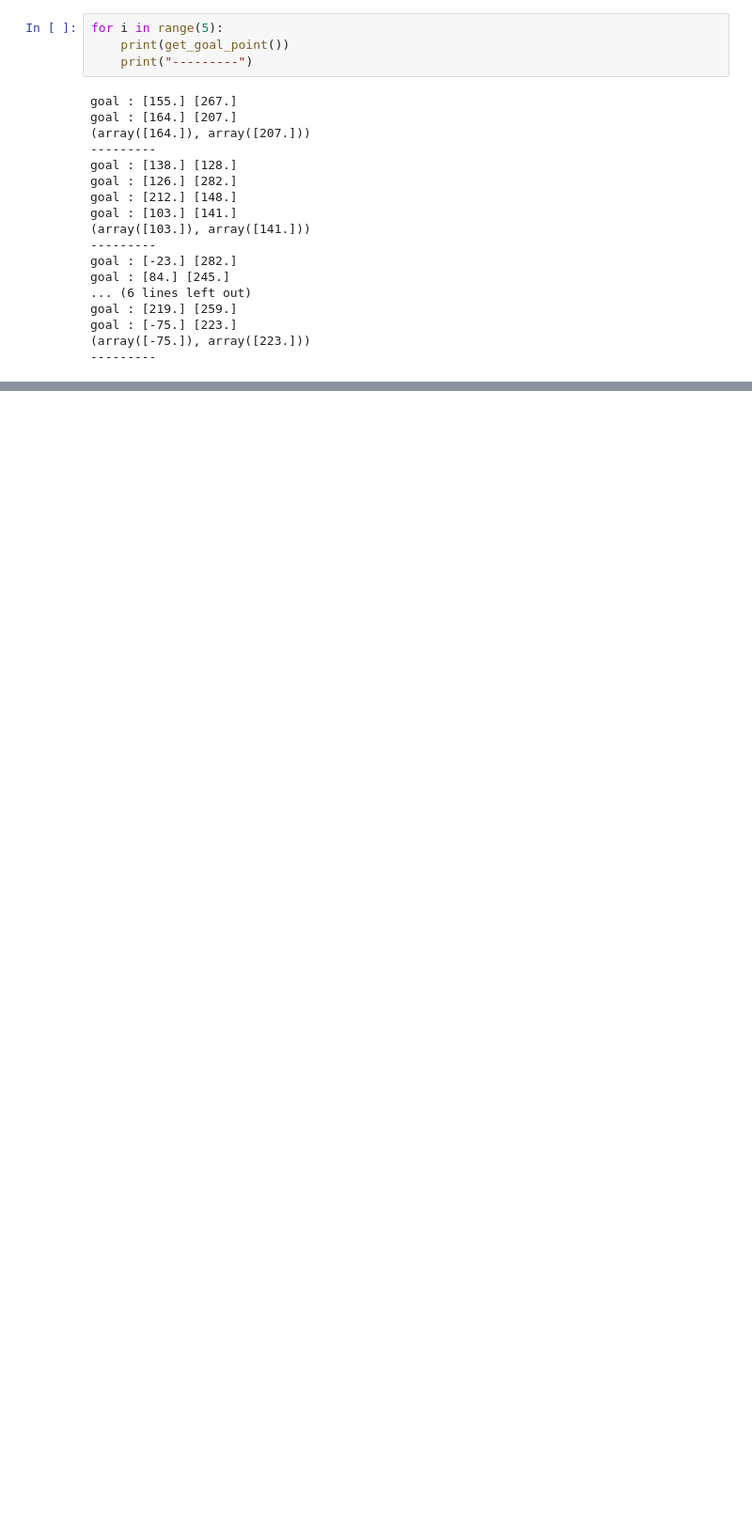
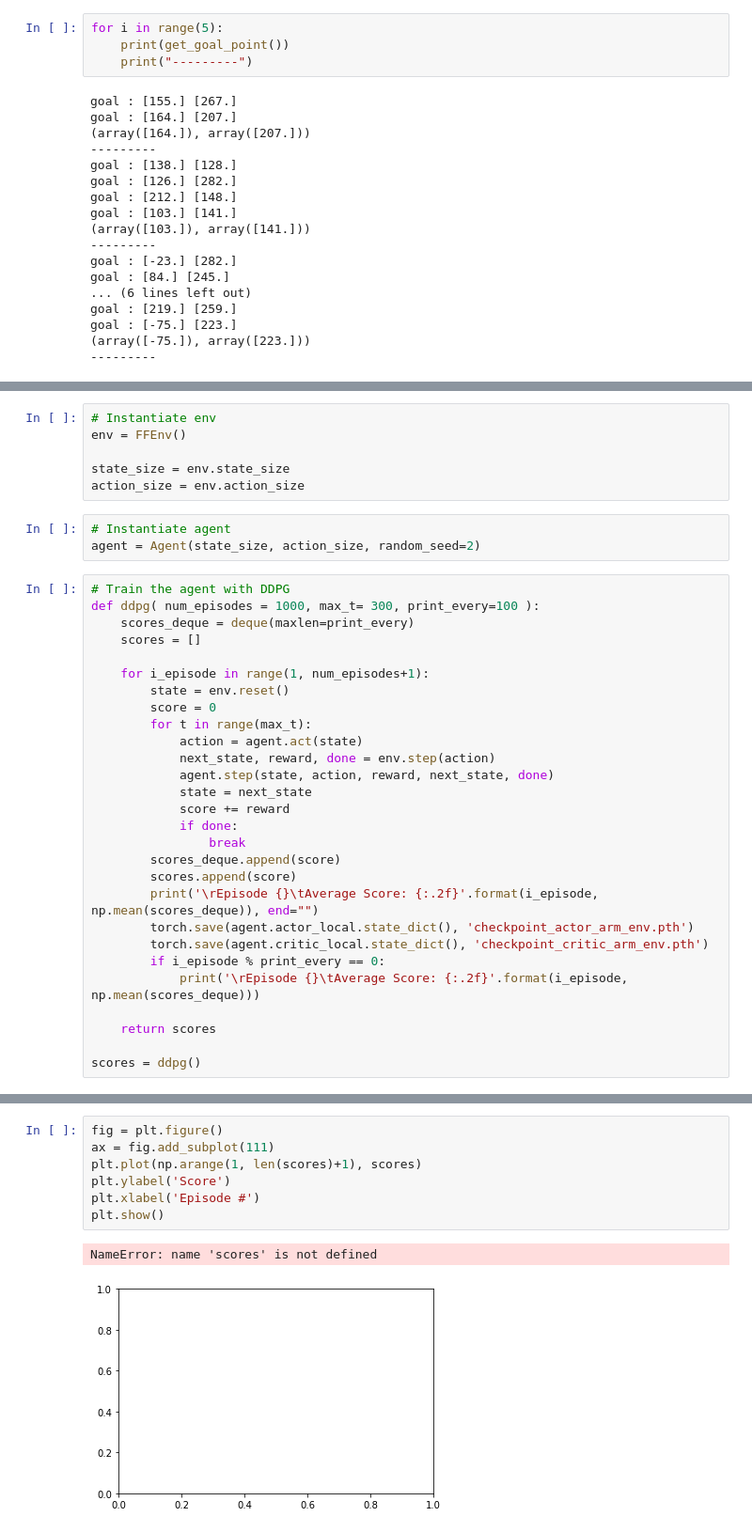
Before and after one commit to cmburgul/Friction-Finger-WIHM-DRL, a Jupyter notebook: ff_env.ipynb, the cells around one changed output, grey strips where cells are left out. Shown at 94% size. Saved outputs shown, nothing was run; the diff lists cells and outputs as text; blank space fills up the shorter version.

```diff
--- a/ff_env_1.ipynb
+++ b/ff_env.ipynb
@@ -1433,0 +1446,37 @@ goal : [-75.] [223.]
+# %%
+# Instantiate env
+env = FFEnv()
+
+state_size = env.state_size
+action_size = env.action_size
+# %%
+# Instantiate agent
+agent = Agent(state_size, action_size, random_seed=2)
+# %%
+# Train the agent with DDPG
+def ddpg( num_episodes = 1000, max_t= 300, print_every=100 ):
+    scores_deque = deque(maxlen=print_every)
+    scores = []
+
+    for i_episode in range(1, num_episodes+1):
+        state = env.reset()
+        score = 0
+        for t in range(max_t):
+            action = agent.act(state)
+            next_state, reward, done = env.step(action)
+            agent.step(state, action, reward, next_state, done)
+            state = next_state
+            score += reward
+            if done:
+                break
+        scores_deque.append(score)
+        scores.append(score)
+        print('\rEpisode {}\tAverage Score: {:.2f}'.format(i_episode, np.mean(scores_deque)), end="")
+        torch.save(agent.actor_local.state_dict(), 'checkpoint_actor_arm_env.pth')
+        torch.save(agent.critic_local.state_dict(), 'checkpoint_critic_arm_env.pth')
+        if i_episode % print_every == 0:
+            print('\rEpisode {}\tAverage Score: {:.2f}'.format(i_episode, np.mean(scores_deque)))
+
+    return scores
+
+scores = ddpg()
@@ -1433,0 +1494,10 @@ goal : [-75.] [223.]
+# %%
+fig = plt.figure()
+ax = fig.add_subplot(111)
+plt.plot(np.arange(1, len(scores)+1), scores)
+plt.ylabel('Score')
+plt.xlabel('Episode #')
+plt.show()
+# %% [output]
+NameError: name 'scores' is not defined
+[figure, added]
```
Also changed, not shown: parts of 6 cells of this notebook, 13 other files.
